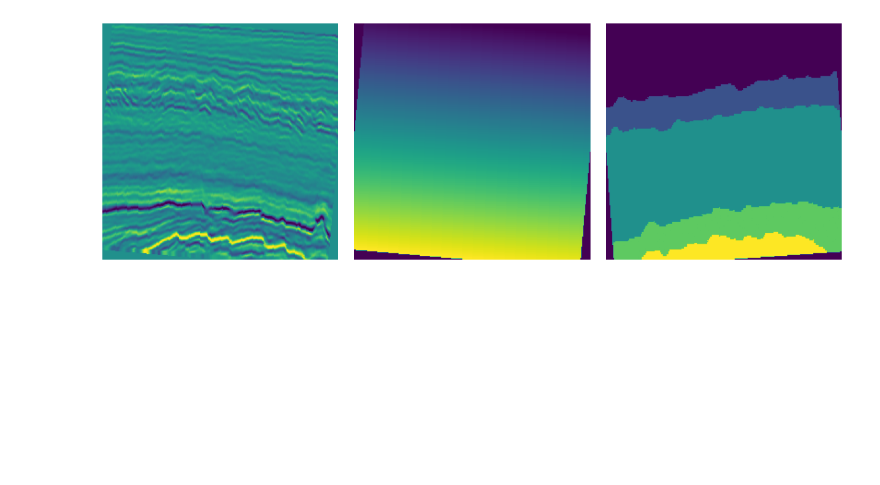
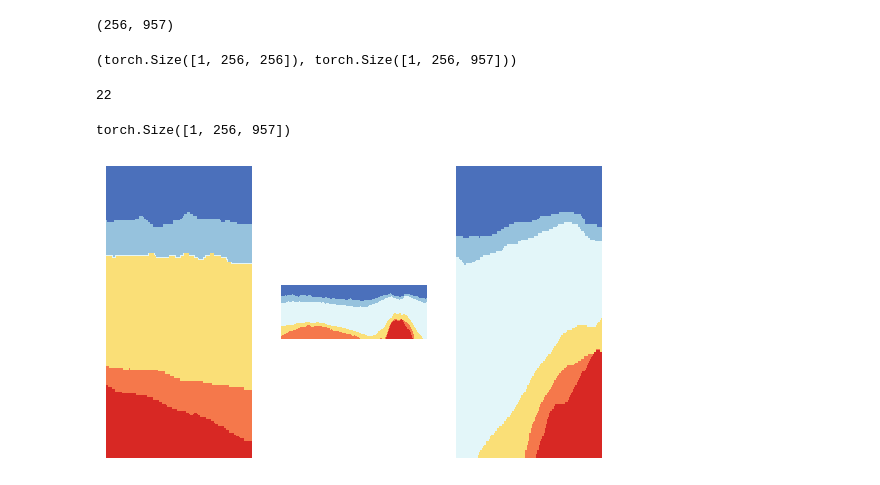
Before and after one commit to viniciuslsoares/UnetReplicate, a Jupyter notebook: data.ipynb, the cells around one changed output. Cells and saved outputs as stored; diff of their text form; code cells hidden in the pictures; blank space fills up the shorter version.

Commit message:
V1 data nb

```diff
--- a/data.ipynb
+++ b/data.ipynb
@@ -143,0 +115,16 @@ data_teste, mask_teste = dataset[idx]['image'], dataset[idx]['mask']
+# %%
+dataset_no_transform = BasicDataset(data_dir=data_dir, mask_dir=mask_dir, augmentation=False)
+# %%
+from torchvision.transforms import functional as F
+
+idx = random.randint(0, len(dataset_no_transform)-1)
+instancia_no_transform = dataset_no_transform[idx]
+image = instancia_no_transform['mask']
+
+i, j, h, w = transforms.RandomCrop.get_params(image, output_size=(256, 256))
+# image = TF.crop(image, i, j, h, w)
+i, j, h, w
+
+plt.imshow(image[0], cmap=cmap)
+plt.axis('off')
+plt.show()
@@ -144,15 +133,47 @@ data_teste, mask_teste = dataset[idx]['image'], dataset[idx]['mask']
+# %%
+image = TF.pad(image, padding=(128, 0, 128, 0), padding_mode='symmetric')
+# %%
+image_width = image.shape[2]
+image_height = image.shape[1]
+window_size = 256
+step_size = 32
+
+window_positions = calculate_window_positions(image_width, image_height, window_size, step_size)
+image_height, image_width
+# %% [output]
+(256, 957)
+# %%
+from torchvision.transforms import functional as TF
+
+
+crops = []
+patch_size = 256
+
+for (x, y) in window_positions:
+    crop = image[:, y:y+patch_size, x:x+patch_size]
+    crops.append(crop)
+
+
+crops[0].shape, image.shape
+# %% [output]
+(torch.Size([1, 256, 256]), torch.Size([1, 256, 957]))
+# %%
+len(crops)
+# %% [output]
+22
 # %%
-fig, axs = plt.subplots(1, 3, figsize=(12, 4))
+fig, axs = plt.subplots(1, 3)
 
-axs[0].imshow(data_teste[0,:,:])
-axs[1].imshow(data_teste[1,:,:])
-axs[2].imshow(mask_teste[0])
+axs[0].imshow(image[0, :, :128], cmap=cmap)
+axs[0].axis('off')
 
-# Remove the axis labels
-for ax in axs:
-    ax.axis('off')
+axs[1].imshow(image[0, :, 128:701+128], cmap=cmap)
+axs[1].axis('off')
 
-plt.tight_layout()
-plt.show()
+axs[2].imshow(image[0, :, 701+128:], cmap=cmap)
+axs[2].axis('off')
+
+image.shape
 # %% [output]
+torch.Size([1, 256, 957])
-[figure, old version]
+[figure, new version]
```
Also changed, not shown: parts of 34 cells of this notebook, 1 other file.
